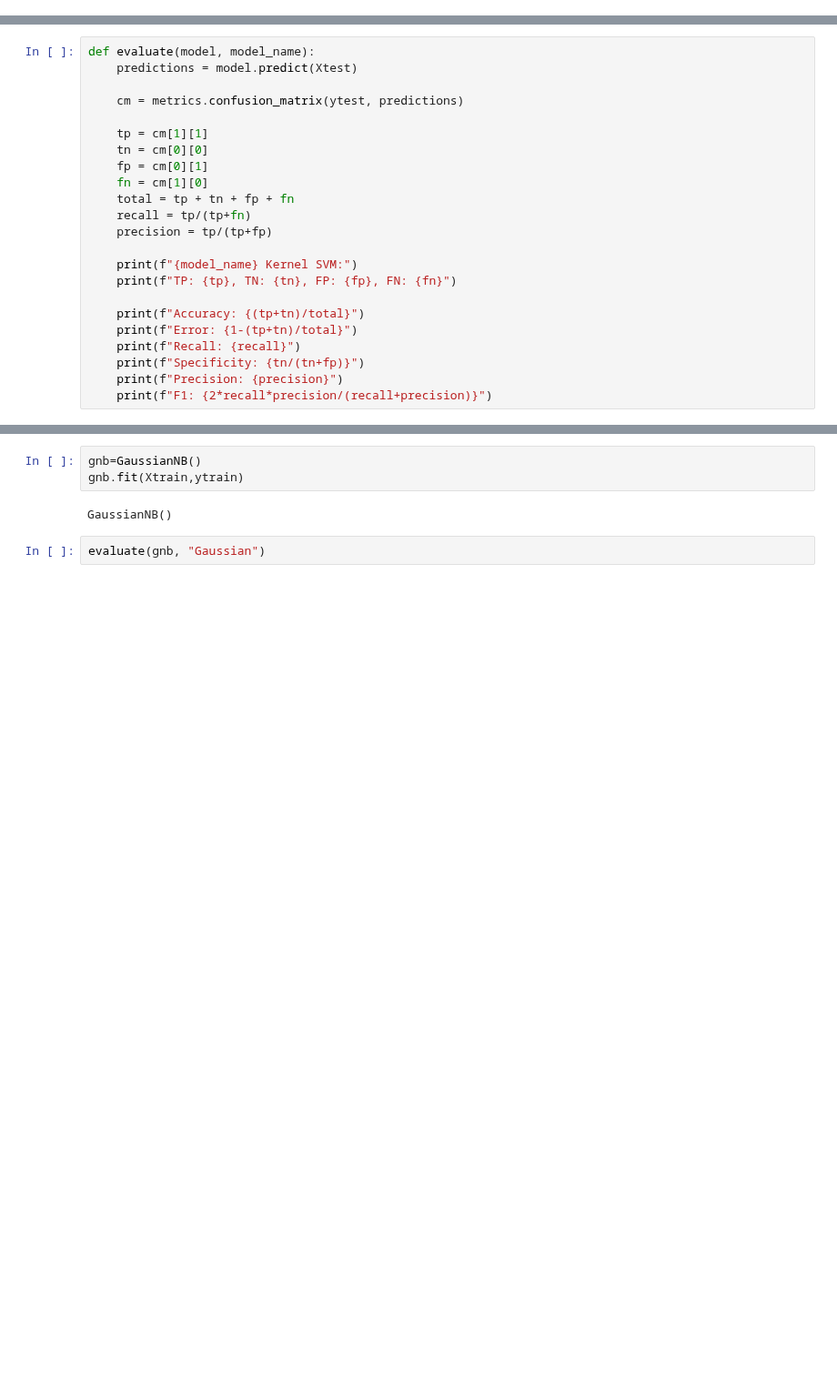
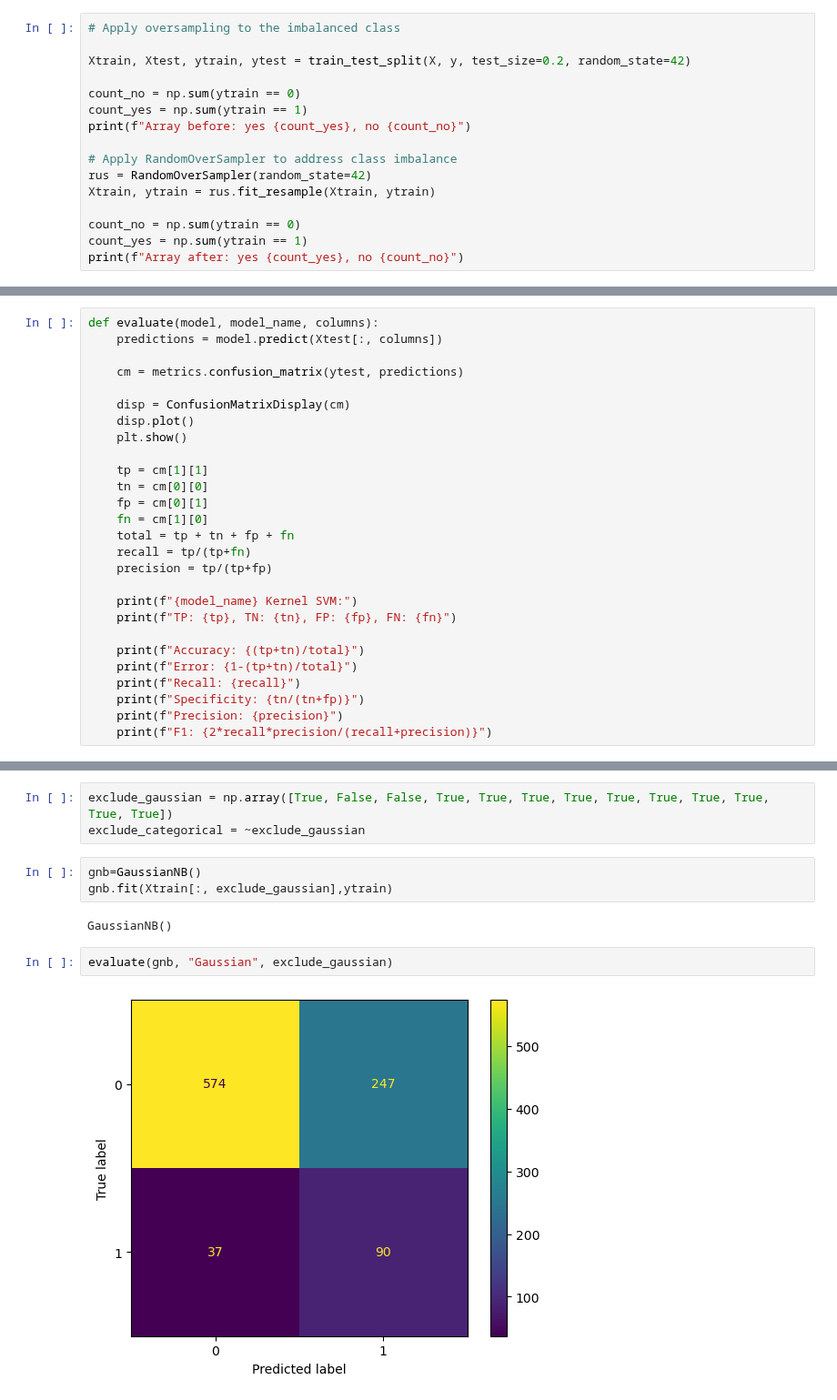
Before and after one commit to TheNoobGoda/ids-project, a Jupyter notebook: src/NaiveBayes.ipynb, the cells around one changed output, grey strips where cells are left out. Shown at 91% size. Drawn from its saved outputs; the diff is of its cells as text; blank space fills up the shorter version.

```diff
--- a/src/NaiveBayes.ipynb
+++ b/src/NaiveBayes.ipynb
@@ -39,0 +34,16 @@ Array after: yes 3520, no 2127
+# %%
+# Apply oversampling to the imbalanced class
+
+Xtrain, Xtest, ytrain, ytest = train_test_split(X, y, test_size=0.2, random_state=42)
+
+count_no = np.sum(ytrain == 0)
+count_yes = np.sum(ytrain == 1)
+print(f"Array before: yes {count_yes}, no {count_no}")
+
+# Apply RandomOverSampler to address class imbalance
+rus = RandomOverSampler(random_state=42)
+Xtrain, ytrain = rus.fit_resample(Xtrain, ytrain)
+
+count_no = np.sum(ytrain == 0)
+count_yes = np.sum(ytrain == 1)
+print(f"Array after: yes {count_yes}, no {count_no}")
@@ -40,8 +53,12 @@ Array after: yes 3520, no 2127
 # %%
-def evaluate(model, model_name):
-    predictions = model.predict(Xtest)
+def evaluate(model, model_name, columns):
+    predictions = model.predict(Xtest[:, columns])
 
     cm = metrics.confusion_matrix(ytest, predictions)
+
+    disp = ConfusionMatrixDisplay(cm)
+    disp.plot()
+    plt.show()
 
     tp = cm[1][1]
     tn = cm[0][0]
@@ -63,9 +82,13 @@ def evaluate(model, model_name):
+# %%
+exclude_gaussian = np.array([True, False, False, True, True, True, True, True, True, True, True, True, True])
+exclude_categorical = ~exclude_gaussian
 # %%
 gnb=GaussianNB()
-gnb.fit(Xtrain,ytrain)
+gnb.fit(Xtrain[:, exclude_gaussian],ytrain)
 # %% [output]
 GaussianNB()
 # %%
-evaluate(gnb, "Gaussian")
+evaluate(gnb, "Gaussian", exclude_gaussian)
 # %% [output]
+[figure, added]
 Gaussian Kernel SVM:
```
Also changed, not shown: parts of 15 cells of this notebook, 1 other file.
